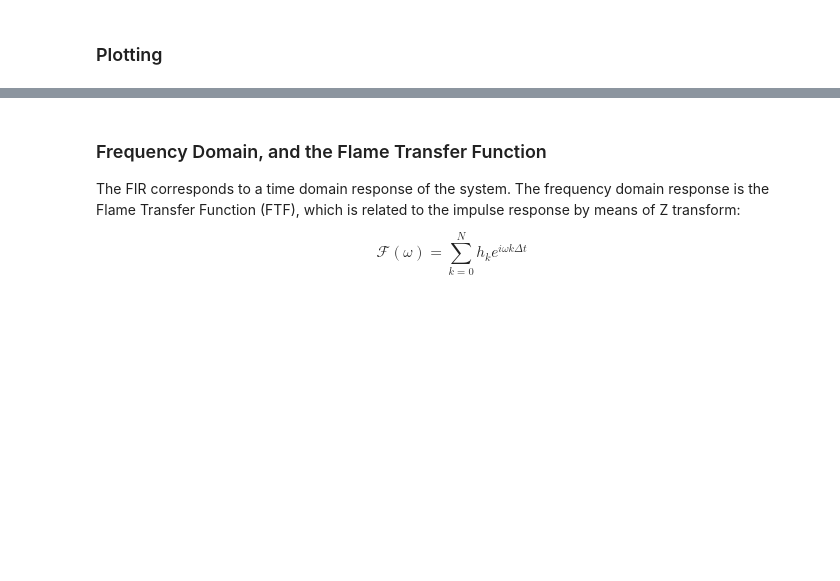
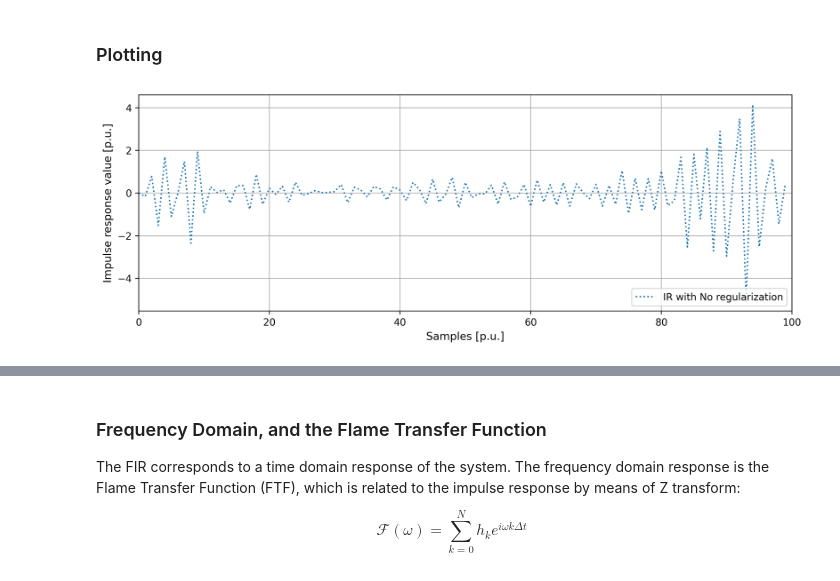
Before and after one commit to ndoan-icl/CYPHER_MLSchool_Brussels2026, a Jupyter notebook: 01_SystemIdentification.ipynb, the cells around one changed output, grey strips where cells are left out. Saved outputs shown, nothing was run; the diff lists cells and outputs as text; code cells hidden in the pictures; blank space fills up the shorter version.

```diff
--- a/01_SystemIdentification.ipynb
+++ b/01_SystemIdentification.ipynb
@@ -187,19 +191,21 @@ print(f'Kernel {reg2} was used for regularization, and it took {(end_time2-start
 # %%
 #plotting and saving impulse responses
 fig,ax1 = plt.subplots(figsize=(12,4),dpi=300)
-lns3 = ax1.plot(ir_TC,label="IR with TC regularization",linewidth=1.5,color='C2')
-lns2 = ax1.plot(ir_DC,label="IR with DC regularization",linestyle='dashed',linewidth=1.5,color='C1')
+#lns3 = ax1.plot(ir_TC,label="IR with TC regularization",linewidth=1.5,color='C2')
+#lns2 = ax1.plot(ir_DC,label="IR with DC regularization",linestyle='dashed',linewidth=1.5,color='C1')
 lns1 = ax1.plot(ir_none, label="IR with No regularization",linestyle='dotted',linewidth=1.5,color='C0')
 ax1.set_xlabel("Samples [p.u.]",fontsize=11)
 ax1.set_ylabel("Impulse response value [p.u.]",fontsize=11)
 ax1.set_xlim([0,100])
 
-lns = lns1+lns2+lns3
+lns = lns1# +lns2+lns3
 labs = [l.get_label() for l in lns]
 ax1.legend(lns,labs,loc='lower right')
 ax1.grid()
 
 plt.show()
+# %% [output]
+[figure, added]
 # %%
 #plotting and saving impulse responses
 fig,ax1 = plt.subplots(figsize=(12,4),dpi=300)
```
Also changed, not shown: parts of 6 cells of this notebook, 4 other files.
